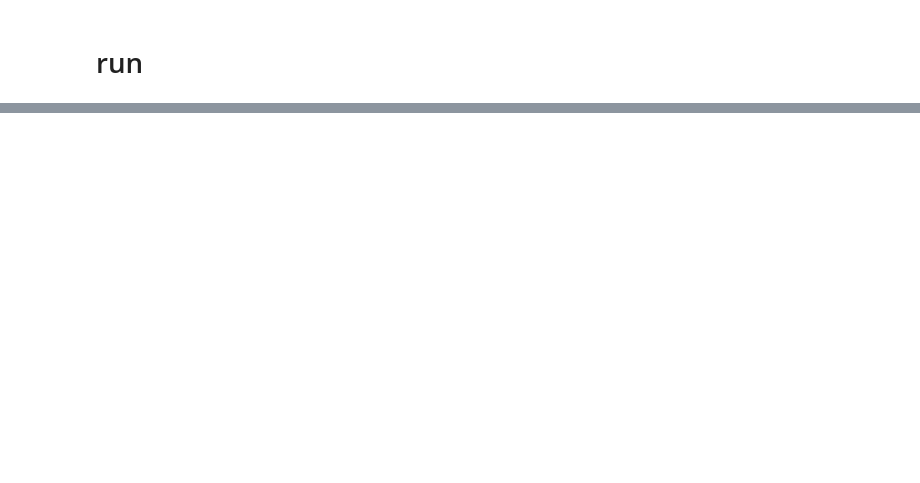
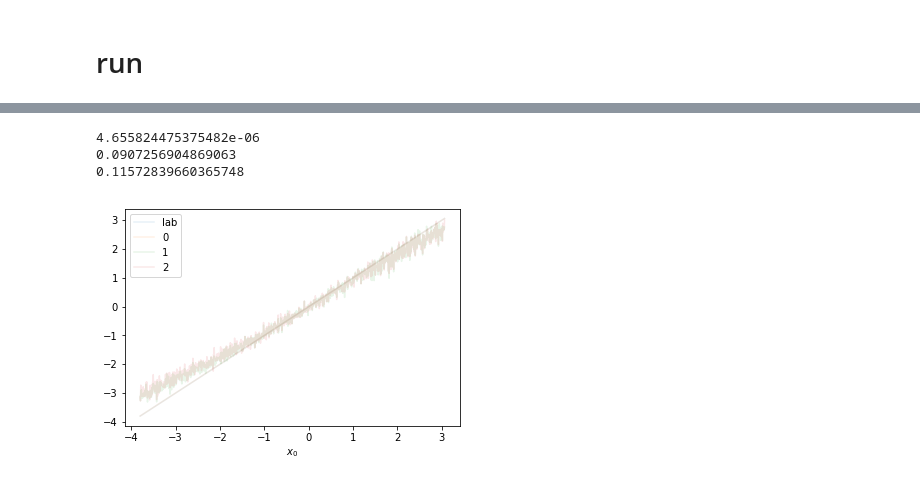
Before and after one commit to csinva/dnn-experiments, a Jupyter notebook: poly_fit/fit_interactions.ipynb, the cells around one changed output, grey strips where cells are left out. Drawn from its saved outputs; the diff is of its cells as text; code cells hidden in the pictures; blank space fills up the shorter version.

```diff
--- a/poly_fit/fit_interactions.ipynb
+++ b/poly_fit/fit_interactions.ipynb
@@ -52,12 +17,6 @@ set_style()
 # %%
 def square_el(x):
     return x * x
-
-def cube_el(x):
-    return x * x * x
-
-def sin_el(x):
-    return np.sin(x * 2 * np.pi / 100)
 
 def make_data(func, N=4):
     X = np.linspace(0, 100, N)
@@ -67,8 +26,8 @@ def make_data(func, N=4):
     return X, Y, X_grid, Y_grid
 
 
-def seed(p, repeat):
-    s = p.seed + repeat * 13913
+def seed(p):
+    s = p.seed
     # set random seed
     np.random.seed(s)
     torch.manual_seed(s)
@@ -76,7 +35,7 @@ def seed(p, repeat):
 
 ## network
 class LinearNet(nn.Module):
-    def __init__(self, num_layers, input_size, hidden_size, output_size):
+    def __init__(self, num_layers, input_size, hidden_size, output_size, use_bias=True):
         # num_layers is number of weight matrices
         super(LinearNet, self).__init__()
         self.input_size = input_size
@@ -84,7 +43,7 @@ class LinearNet(nn.Module):
 
         # for one layer nets
         if num_layers == 1:
-            self.fc = nn.ModuleList([nn.Linear(input_size, output_size, bias=False)])
+            self.fc = nn.ModuleList([nn.Linear(input_size, output_size, bias=use_bias)])
         else:
             self.fc = nn.ModuleList([nn.Linear(input_size, hidden_size)])
             self.fc.extend([nn.Linear(hidden_size, hidden_size) for i in range(num_layers - 2)])
@@ -95,17 +54,5 @@ class LinearNet(nn.Module):
         for i in range(len(self.fc) - 1):
             y = F.relu(self.fc[i](y))
         return self.fc[-1](y)
-
-class LinearRegressionModel(torch.nn.Module):
-
-    def __init__(self):
-        super(LinearRegressionModel, self).__init__()
-        self.linear = torch.nn.Linear(1, 1)  # One in and one out
-
-    def forward(self, x):
-        y_pred = self.linear(x)
-        return y_pred
-
-def closure():
 # %% [markdown]
 # run
@@ -240,0 +203,22 @@ y
+# %%
+n_test = 1000
+X_test, Y_test = simple_data(p.d, n_test, grid=True)
+
+plt.plot(X_test[:, 0], Y_test, label='lab', alpha=0.1)
+for i, row in results.iterrows():
+
+    m = row.model
+#     plt.subplot(R, C, 2)
+    pred = m(torch.Tensor(X_test).to(device)).cpu().detach().numpy()
+    plt.plot(X_test[:, 0], pred, label=str(i), alpha=0.1)
+
+    plt.xlabel('$x_0$')
+    plt.legend()
+
+    test_mse = np.sum((pred - Y_test)**2) / n_test
+    print(test_mse)
+# %% [output]
+4.655824475375482e-06
+0.0907256904869063
+0.11572839660365748
+[figure, added]
```
Also changed, not shown: parts of 10 cells of this notebook.
